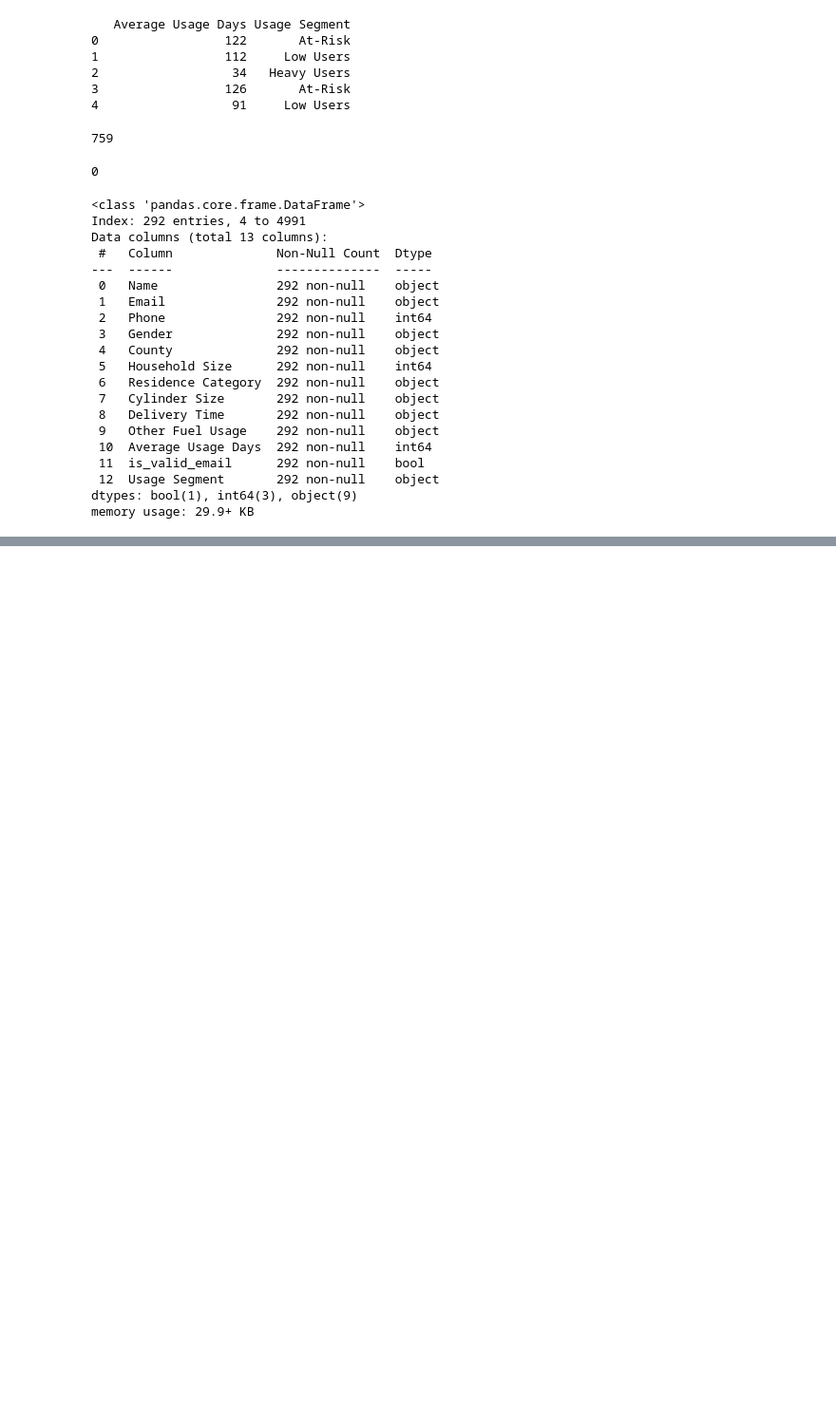
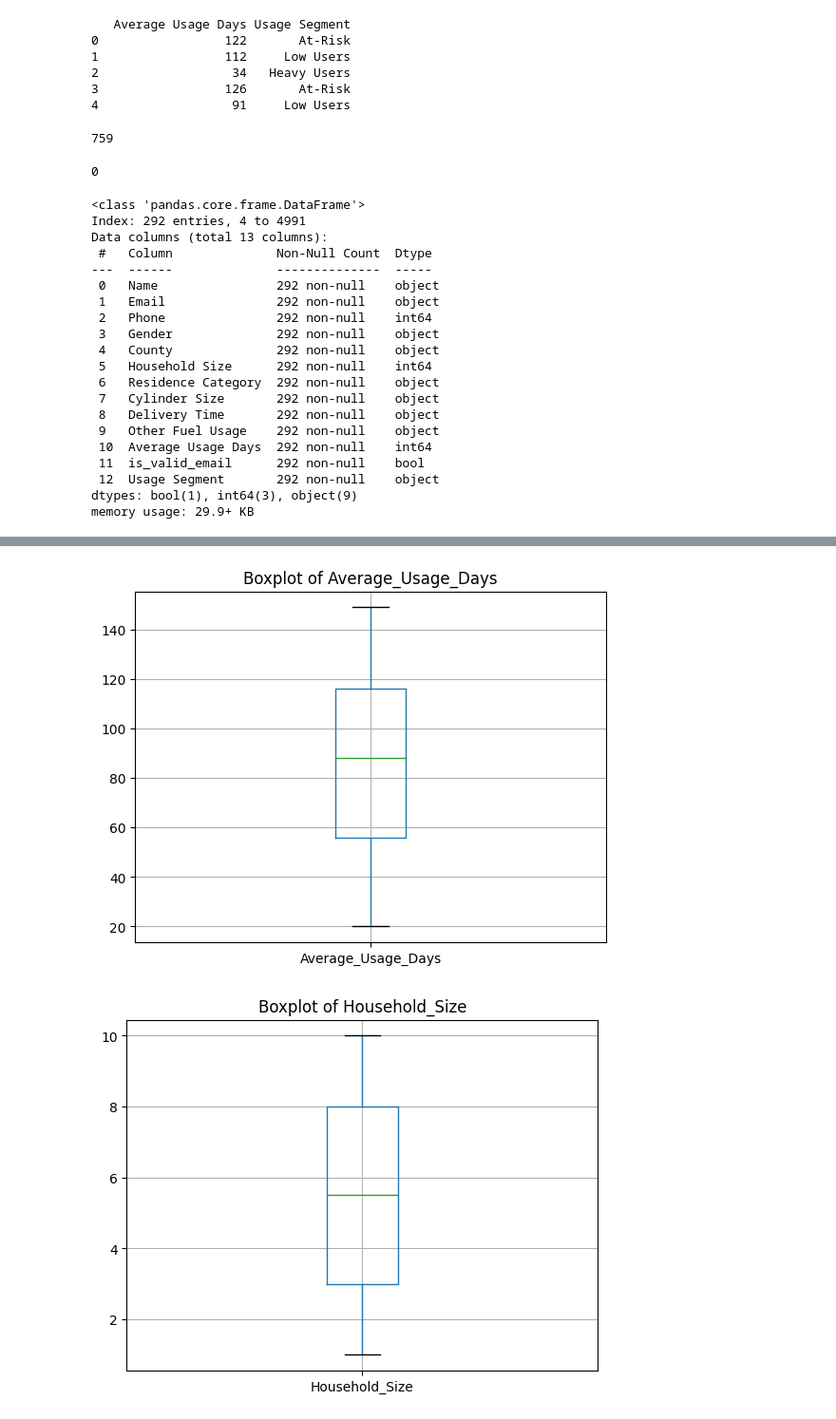
Before and after one commit to TUITOEKK/Fuel_Supply_Analysis, a Jupyter notebook: Fuel supply Analysis.ipynb, the cells around one changed output, grey strips where cells are left out. Shown at 95% size. Drawn from its saved outputs; the diff is of its cells as text; code cells hidden in the pictures; blank space fills up the shorter version.

```diff
--- a/Fuel supply Analysis.ipynb
+++ b/Fuel supply Analysis.ipynb
@@ -110,0 +120,2 @@ memory usage: 29.9+ KB
+# %%
+bad_emails = bad_emails.drop(columns=['is_valid_email'])
@@ -110,0 +152,10 @@ memory usage: 29.9+ KB
+# %%
+bad_emails = bad_emails.rename(columns = {
+    'Household Size': 'Household_Size',
+    'Residence Category': 'Residence_Category',
+    'Cylinder Size': 'Cylinder_Size',
+    'Delivery Time' : 'Delivery_Time',
+    'Other Fuel Usage' : 'Other_Fuel_Usage',
+    'Average Usage Days' : 'Average_Usage_Days',
+    'Usage Segment' : 'Usage_Segment'
+})
@@ -110,0 +180,13 @@ memory usage: 29.9+ KB
+# %%
+import matplotlib.pyplot as plt
+
+bad_emails.boxplot(column='Average_Usage_Days')
+plt.title('Boxplot of Average_Usage_Days')
+plt.show()
+
+bad_emails.boxplot(column='Household_Size')
+plt.title('Boxplot of Household_Size')
+plt.show()
+# %% [output]
+[figure, added]
+[figure, added]
```
Also changed, not shown: parts of 10 cells of this notebook, 2 other files.
